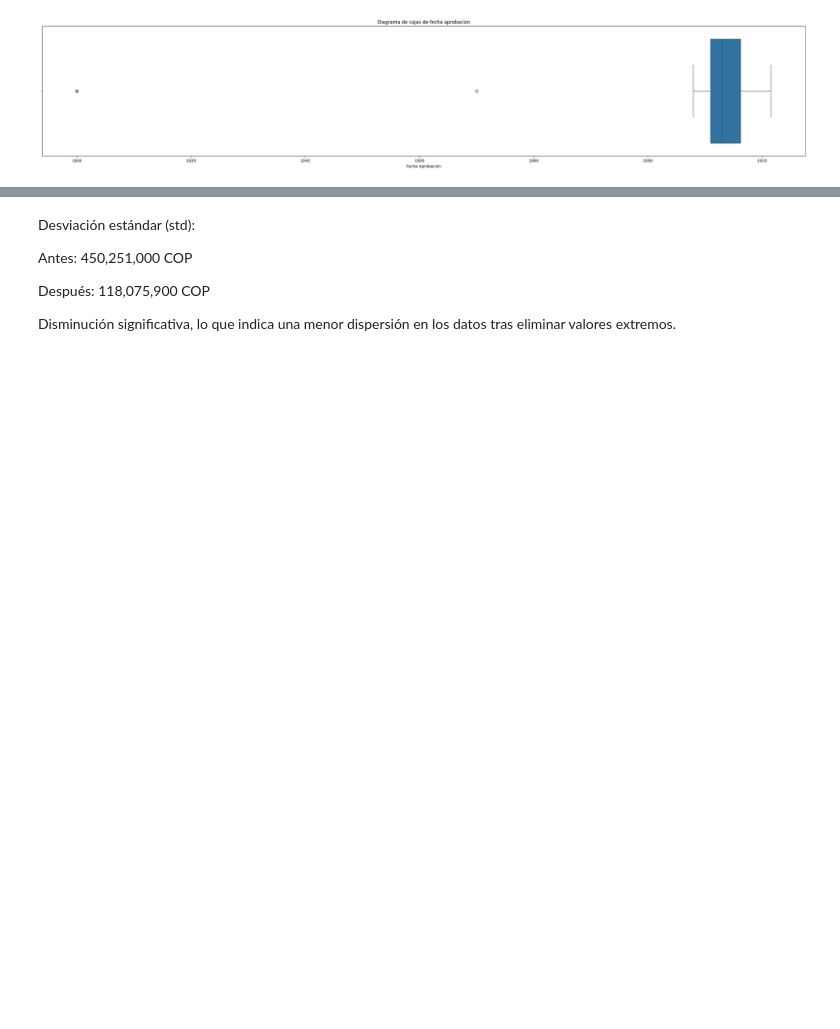
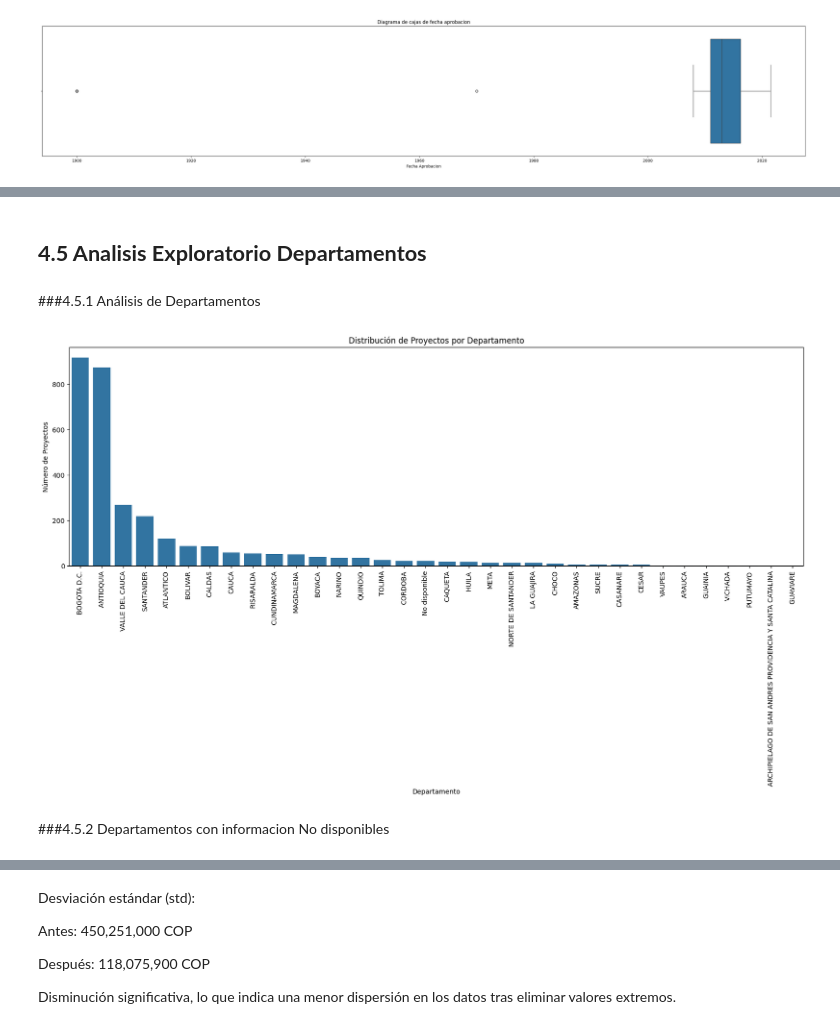
Before and after one commit to Diazbj/ProyectoAnalisisDeDatos, a Jupyter notebook: ProyectoAD.ipynb, the cells around one changed output, grey strips where cells are left out. Cells and saved outputs as stored; diff of their text form; code cells hidden in the pictures; blank space fills up the shorter version.

```diff
--- a/ProyectoAD.ipynb
+++ b/ProyectoAD.ipynb
@@ -232,0 +186,16 @@ df1.describe()
+# %% [markdown]
+## **4.5 Analisis Exploratorio Departamentos**
+# %% [markdown]
+###4.5.1 Análisis de Departamentos
+# %%
+plt.figure(figsize=(20, 6))
+sns.countplot(x='NME_DEPTO_PRY', data=dfOriginal, order=dfOriginal['NME_DEPTO_PRY'].value_counts().index)
+plt.xticks(rotation=90)
+plt.title('Distribución de Proyectos por Departamento')
+plt.xlabel('Departamento')
+plt.ylabel('Número de Proyectos')
+plt.show()
+# %% [output]
+[figure, added]
+# %% [markdown]
+###4.5.2 Departamentos con informacion No disponibles
```
Also changed, not shown: parts of 63 cells of this notebook.
